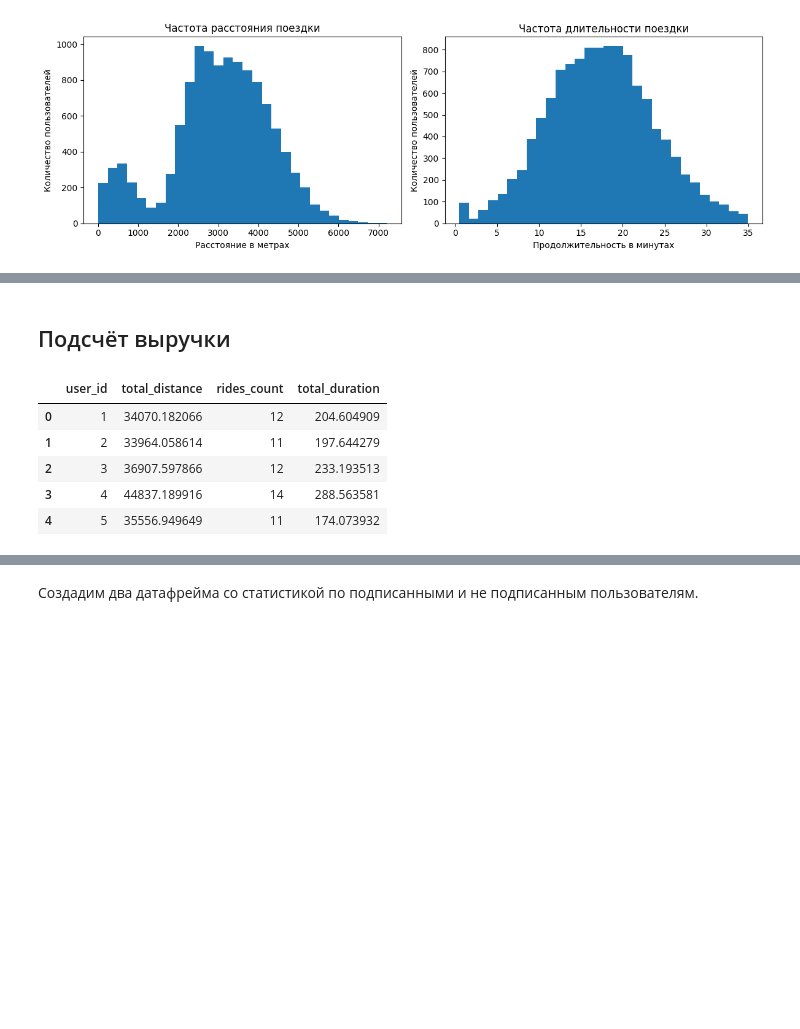
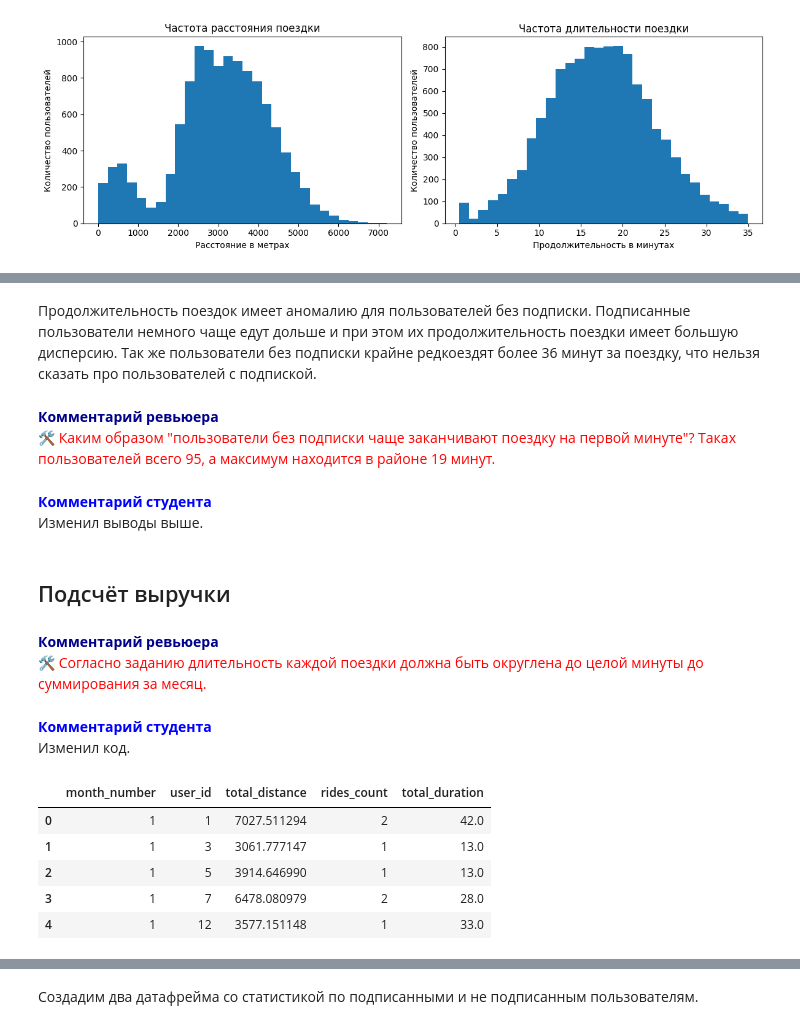
Before and after one commit to EvanderLatine/DS_Practicum, a Jupyter notebook: Scooters_Lease/Revenue_Optimization.ipynb, the cells around one changed output, grey strips where cells are left out. Cells and saved outputs as stored; diff of their text form; code cells hidden in the pictures; blank space fills up the shorter version.

```diff
--- a/Scooters_Lease/Revenue_Optimization.ipynb
+++ b/Scooters_Lease/Revenue_Optimization.ipynb
@@ -165,4 +224,4 @@ users.duplicated().sum()
 # %% [markdown]
 Удалим явные убликаты для пользователей и обновим индекс.
 # %%
-users.drop_duplicates()
+users.drop_duplicates(inplace=True)
@@ -346,16 +539,31 @@ rides_frequencies(unsubscribed)
+# %% [markdown]
+Продолжительность поездок имеет аномалию для пользователей без подписки. Подписанные пользователи немного чаще едут дольше и при этом их продолжительность поездки имеет большую дисперсию. Так же пользователи без подписки крайне редкоездят более 36 минут за поездку, что нельзя сказать про пользователей с подпиской.
+# %% [markdown]
+<font color='DarkBlue'><b>Комментарий ревьюера</b></font><br>
+<font color='Red'>🛠 Каким образом "пользователи без подписки чаще заканчивают поездку на первой минуте"? Таках пользователей всего 95, а максимум находится в районе 19 минут.</font>
+# %% [markdown]
+</font><font color='Blue'><b>Комментарий студента</b></font><br>
+Изменил выводы выше.
 # %% [markdown]
 ## Подсчёт выручки
+# %% [markdown]
+<font color='DarkBlue'><b>Комментарий ревьюера</b></font><br>
+<font color='Red'>🛠 Согласно заданию длительность каждой поездки должна быть округлена до целой минуты до суммирования за месяц.</font>
+# %% [markdown]
+</font><font color='Blue'><b>Комментарий студента</b></font><br>
+Изменил код.
 # %%
-user_stats = df.groupby("user_id").agg(
+df["duration"] = np.ceil(df["duration"])
+user_stats = df.groupby(["month_number", "user_id"]).agg(
     total_distance = ("distance", "sum"),
     rides_count = ("distance", "count"),
     total_duration = ("duration", "sum")
 ).reset_index()
 user_stats.head()
 # %% [output]
-|  | user_id | total_distance | rides_count | total_duration |
-| 0 | 1 | 34070.182066 | 12 | 204.604909 |
-| 1 | 2 | 33964.058614 | 11 | 197.644279 |
-| 2 | 3 | 36907.597866 | 12 | 233.193513 |
-| 3 | 4 | 44837.189916 | 14 | 288.563581 |
-| 4 | 5 | 35556.949649 | 11 | 174.073932 |
+|  | month_number | user_id | total_distance | rides_count | total_duration |
+| 0 | 1 | 1 | 7027.511294 | 2 | 42.0 |
+| 1 | 1 | 3 | 3061.777147 | 1 | 13.0 |
+| 2 | 1 | 5 | 3914.646990 | 1 | 13.0 |
+| 3 | 1 | 7 | 6478.080979 | 2 | 28.0 |
+| 4 | 1 | 12 | 3577.151148 | 1 | 33.0 |
```
Also changed, not shown: parts of 82 cells of this notebook.
